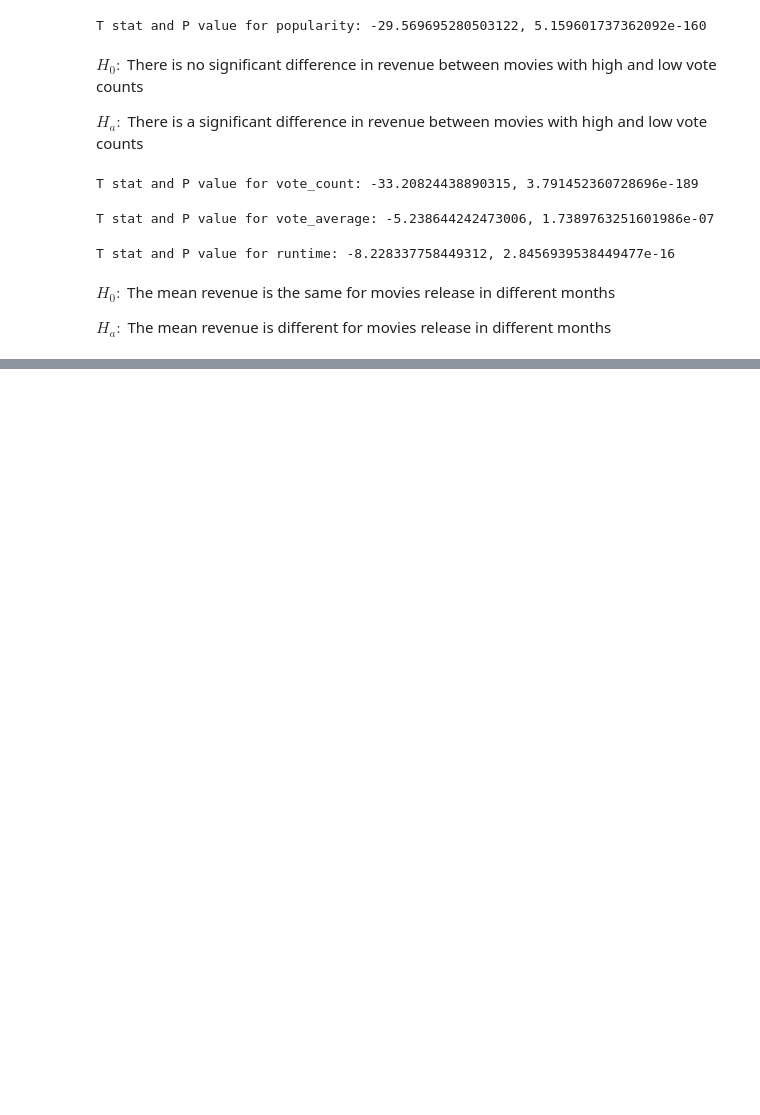
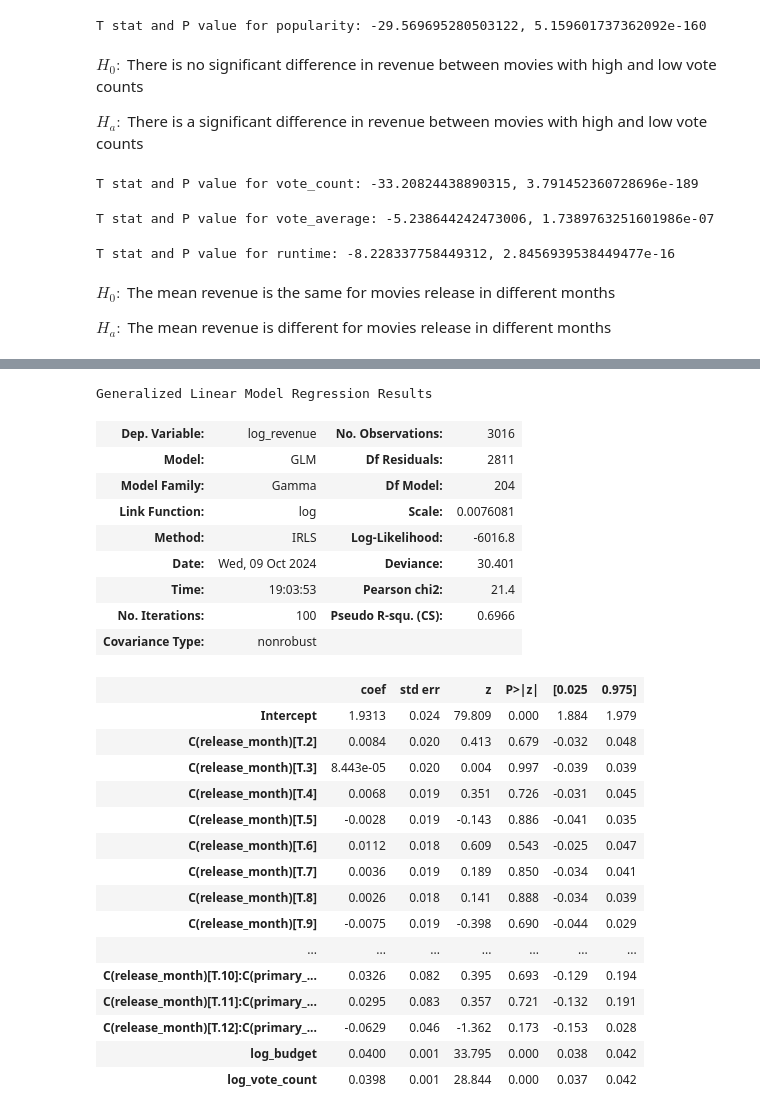
Before and after one commit to AlexMarchini/AAI-500-box-office, a Jupyter notebook: notebooks/box-office-revenue.ipynb, the cells around one changed output, grey strips where cells are left out. Saved outputs shown, nothing was run; the diff lists cells and outputs as text; code cells hidden in the pictures; blank space fills up the shorter version.

```diff
--- a/notebooks/box-office-revenue.ipynb
+++ b/notebooks/box-office-revenue.ipynb
@@ -460,0 +615,33 @@ print('F stat and P value for release month: {}, {}'.format(rm_f_stat, rm_p_valu
+# %%
+# Use interaction between release month and genre
+glm_formula_w_int = 'log_revenue ~ log_budget + log_vote_count + C(release_month) * C(primary_genre)'
+glm_model_w_int = smf.glm(formula=glm_formula_w_int, data=all_movies_data, family=sm.families.Gamma(link=sm.families.links.log())).fit()
+
+glm_model_w_int.summary()
+# %% [output]
+Generalized Linear Model Regression Results
+| Dep. Variable: | log_revenue | No. Observations: | 3016 |
+| Model: | GLM | Df Residuals: | 2811 |
+| Model Family: | Gamma | Df Model: | 204 |
+| Link Function: | log | Scale: | 0.0076081 |
+| Method: | IRLS | Log-Likelihood: | -6016.8 |
+| Date: | Wed, 09 Oct 2024 | Deviance: | 30.401 |
+| Time: | 19:03:53 | Pearson chi2: | 21.4 |
+| No. Iterations: | 100 | Pseudo R-squ. (CS): | 0.6966 |
+| Covariance Type: | nonrobust |  |  |
+|  | coef | std err | z | P>|z| | [0.025 | 0.975] |
+| Intercept | 1.9313 | 0.024 | 79.809 | 0.000 | 1.884 | 1.979 |
+| C(release_month)[T.2] | 0.0084 | 0.020 | 0.413 | 0.679 | -0.032 | 0.048 |
+| C(release_month)[T.3] | 8.443e-05 | 0.020 | 0.004 | 0.997 | -0.039 | 0.039 |
+| C(release_month)[T.4] | 0.0068 | 0.019 | 0.351 | 0.726 | -0.031 | 0.045 |
+| C(release_month)[T.5] | -0.0028 | 0.019 | -0.143 | 0.886 | -0.041 | 0.035 |
+| C(release_month)[T.6] | 0.0112 | 0.018 | 0.609 | 0.543 | -0.025 | 0.047 |
+| C(release_month)[T.7] | 0.0036 | 0.019 | 0.189 | 0.850 | -0.034 | 0.041 |
+| C(release_month)[T.8] | 0.0026 | 0.018 | 0.141 | 0.888 | -0.034 | 0.039 |
+| C(release_month)[T.9] | -0.0075 | 0.019 | -0.398 | 0.690 | -0.044 | 0.029 |
+| ... | ... | ... | ... | ... | ... | ... |
+| C(release_month)[T.10]:C(primary_... | 0.0326 | 0.082 | 0.395 | 0.693 | -0.129 | 0.194 |
+| C(release_month)[T.11]:C(primary_... | 0.0295 | 0.083 | 0.357 | 0.721 | -0.132 | 0.191 |
+| C(release_month)[T.12]:C(primary_... | -0.0629 | 0.046 | -1.362 | 0.173 | -0.153 | 0.028 |
+| log_budget | 0.0400 | 0.001 | 33.795 | 0.000 | 0.038 | 0.042 |
+| log_vote_count | 0.0398 | 0.001 | 28.844 | 0.000 | 0.037 | 0.042 |
```
Also changed, not shown: parts of 11 cells of this notebook.
